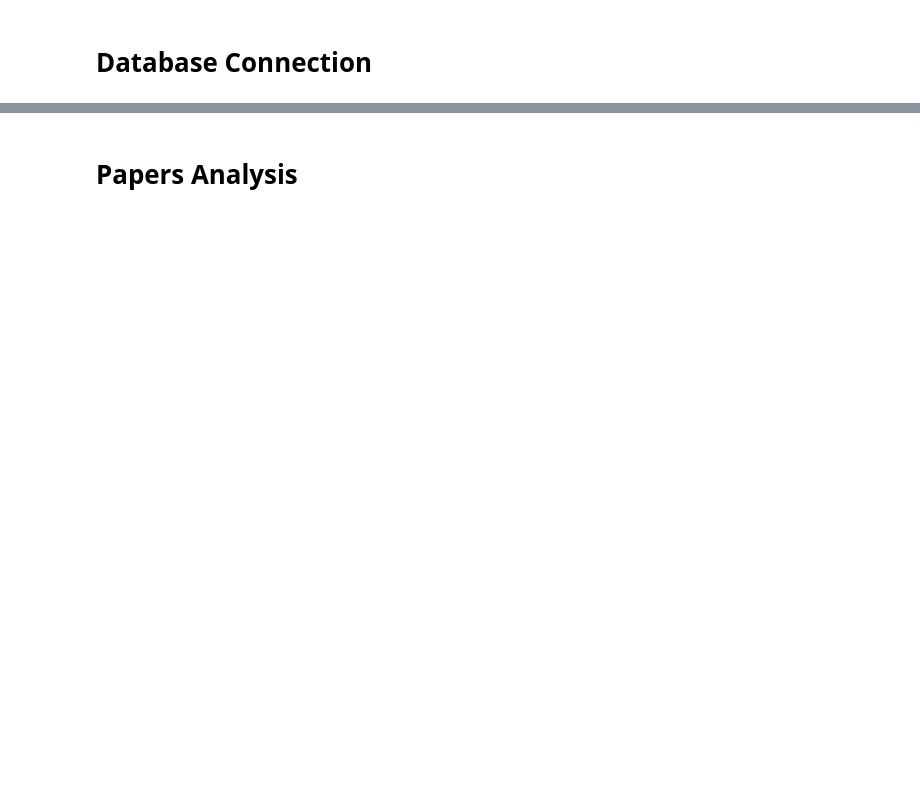
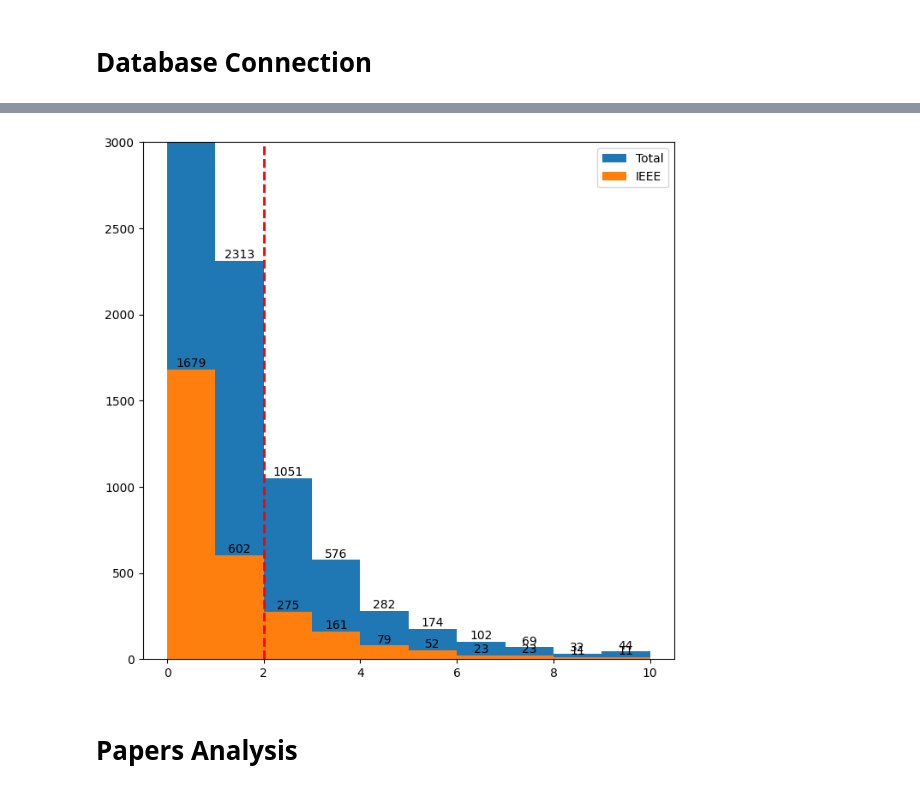
Before and after one commit to daviddung1993/Thesis-Project-How-blind-really-is-a-blind-peer-review-, a Jupyter notebook: Data Collection/Data Analysis.ipynb, the cells around one changed output, grey strips where cells are left out. Saved outputs shown, nothing was run; the diff lists cells and outputs as text; code cells hidden in the pictures; blank space fills up the shorter version.

```diff
--- a/Data Collection/Data Analysis.ipynb
+++ b/Data Collection/Data Analysis.ipynb
@@ -15,0 +50,15 @@ cursor = cnx.cursor()
+# %%
+#cursor.execute("with temp as (select distinct p.`primary author` as author from Papers p, aff_info a where p.Leaf = False and p.Pub_Year = 2022 and p.PaperID = a.PaperID and a.aff_info >= 0.9)"
+#               "select t.author, count(p.`primary author`) from temp t left join Papers p on t.author = p.`primary author` and p.Leaf = False and p.Pub_Year < 2022 and p.ReferenceCount >= 5 group by t.author order by count(*) desc")
+t2 = cursor.fetchall()
+authors_ieee = list(filter(lambda x: x[1]>1, t2))
+val_authors = [author[0] for author in authors_ieee]
+in_params = ','.join(['%s'] * len(val_authors))
+cursor.execute("create temporary table val2 as (select p.PaperID from Papers p, aff_info a where p.Leaf = False and p.Pub_Year = 2022 and p.`primary author` in (%s) and a.PaperID = p.PaperID and a.info >= 0.9)" % in_params, val_authors)
+cursor.execute("select * from val2")
+test_papers_ieee = cursor.fetchall()
+cursor.execute("select p.PaperID from Papers p, aff_info a where p.Leaf = False and p.Pub_Year < 2022 and p.`primary author` in (%s) and a.PaperID = p.PaperID and a.info >= 0.9" % in_params, val_authors)
+train_papers = cursor.fetchall()
+cursor.execute("create temporary table ieee_set_references as (select distinct b.ReferenceID as PaperID from Papers p, referencedBy b where p.`primary author` in (%s) and b.ReferencedByID = p.PaperID)" % in_params, val_authors)
+cursor.execute("select * from ieee_set_references")
+ieee_references = cursor.fetchall()
@@ -16,2 +260,15 @@ cursor = cnx.cursor()
+# %%
+figure(figsize=(8, 8),dpi=100)
+counts, edges, bars = plt.hist([x[1] for x in t], range=(0,10), bins=10, label="Total")
+counts2, edges2, bars2 = plt.hist([x[1] for x in t2], range=(0,10), bins=10, label="IEEE")
+ax = plt.gca()
+ax.set_ylim([0, 3000])
+plt.axvline(2, color='r', linewidth=2, linestyle="dashed")
+plt.legend()
+plt.bar_label(bars)
+plt.bar_label(bars2)
+plt.show()
+# %% [output]
+[figure, added]
 # %% [markdown]
 # Papers Analysis
```
Also changed, not shown: parts of 52 cells of this notebook, 25 other files.
